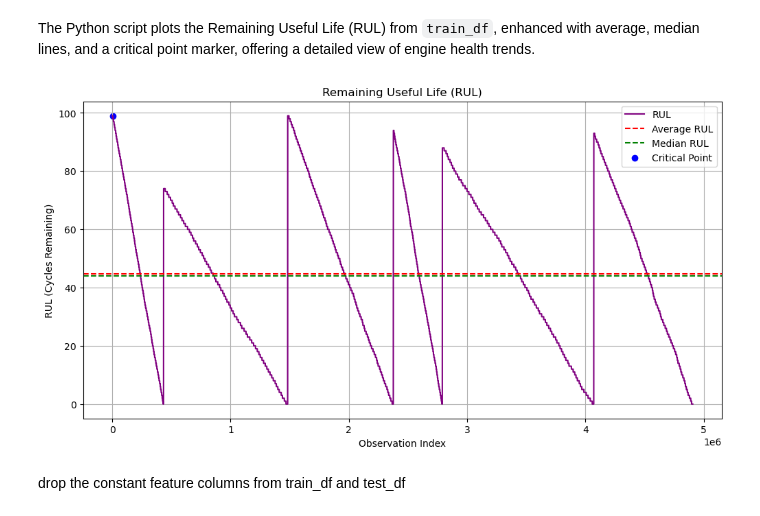
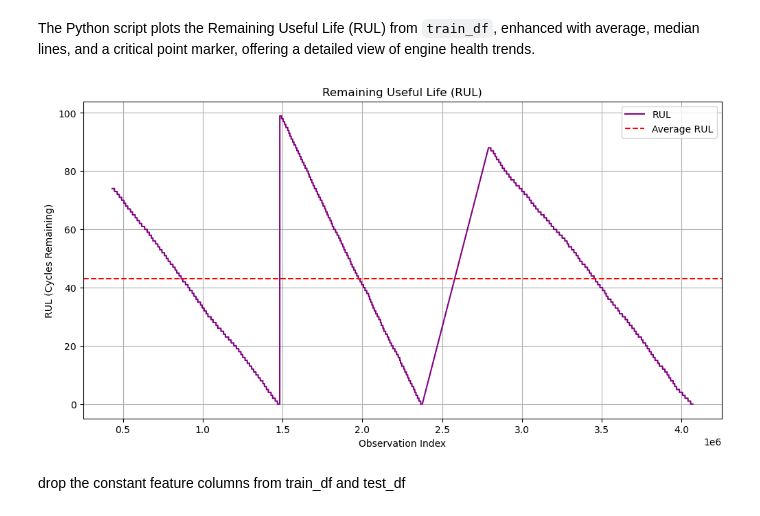
Before and after one commit to Iraj-Ahangari/Turbofan-RUL-Prediction, a Jupyter notebook: notebooks/Preprocessing.ipynb, the cells around one changed output. Saved outputs shown, nothing was run; the diff lists cells and outputs as text; code cells hidden in the pictures.

```diff
--- a/notebooks/Preprocessing.ipynb
+++ b/notebooks/Preprocessing.ipynb
@@ -77,10 +77,10 @@ Train_Data = pd.concat([W_dev_df, X_s_dev_df, X_v_dev_df, T_dev_df, A_dev_df, Y_
 Test_Data = pd.concat([W_test_df, X_s_test_df, X_v_test_df, T_test_df, A_test_df, Y_test_df], axis=1)
 # %%
 # Concatenate the development datasets to create the training DataFrame
-train_df = pd.concat([W_dev_df, X_s_dev_df, Y_dev_df], axis=1)
+train_df = pd.concat([W_dev_df, X_s_dev_df, A_dev_df, Y_dev_df], axis=1)
 
 # Concatenate the test datasets to create the test DataFrame
-test_df = pd.concat([W_test_df, X_s_test_df, Y_test_df], axis=1)
+test_df = pd.concat([W_test_df, X_s_test_df, A_test_df, Y_test_df], axis=1)
 # %%
 train_df.columns
 # %% [output]
@@ -152,3 +175,6 @@ Unit 10.0 starts at row 1544562 and ends at row 2735231
+# %%
+train_df = train_df[(train_df['unit'] == 2.0) | (train_df['unit'] == 3.0) | (train_df['unit'] == 5.0)]
+test_df = test_df[(test_df['unit'] == 8.0) ]
 # %% [markdown]
 Shape and Size of DataFrames
 # %%
@@ -590,29 +416,26 @@ The Python script plots the Remaining Useful Life (RUL) from `train_df`, enhance
 # %%
 # Sample code to plot the target variable Remaining Useful Life (RUL) from train_df
 # Assuming train_df is already defined and contains the RUL column
 
 plt.figure(figsize=(12, 6))
 
 # Plot for Remaining Useful Life (RUL)
 plt.plot(train_df['RUL'], label='RUL', color='purple')
 plt.title('Remaining Useful Life (RUL)')
 plt.xlabel('Observation Index')
 plt.ylabel('RUL (Cycles Remaining)')
 plt.grid(True)
 
 # Adding more details for better understanding
 plt.axhline(y=train_df['RUL'].mean(), color='red', linestyle='--', label='Average RUL')
-plt.axhline(y=train_df['RUL'].median(), color='green', linestyle='--', label='Median RUL')
+
 plt.legend()
 
-# Highlighting the point where RUL starts to decrease rapidly
-critical_point = np.argmin(np.gradient(train_df['RUL']))
-plt.scatter(critical_point, train_df['RUL'][critical_point], color='blue', label='Critical Point')
-plt.legend()
+
 
 plt.show()
 # %% [output]
-[figure, old version]
+[figure, new version]
 # %% [markdown]
  drop the constant feature columns from train_df and test_df
 # %% [markdown]
```
Also changed, not shown: parts of 32 cells of this notebook, 1 other file.
